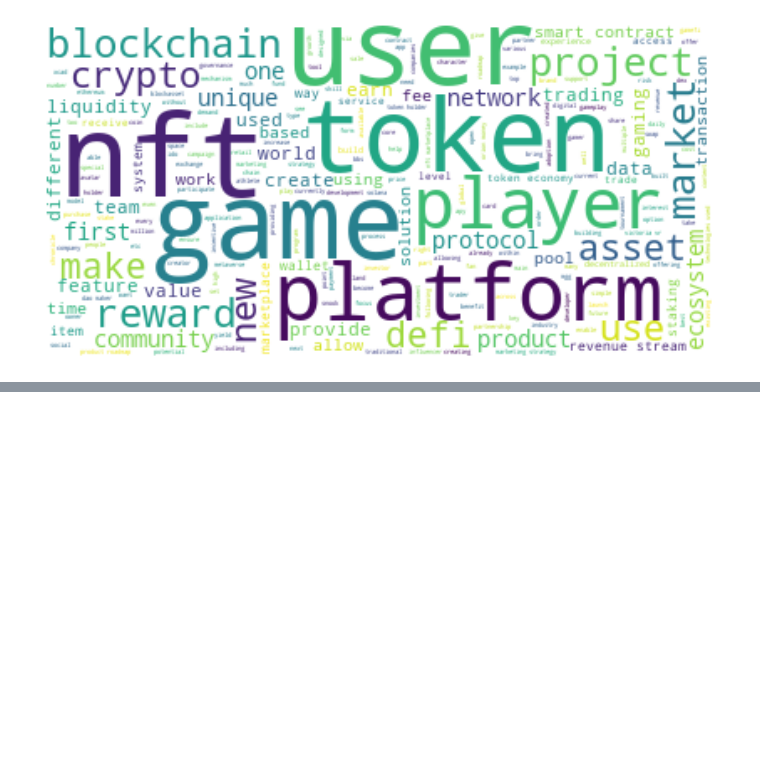
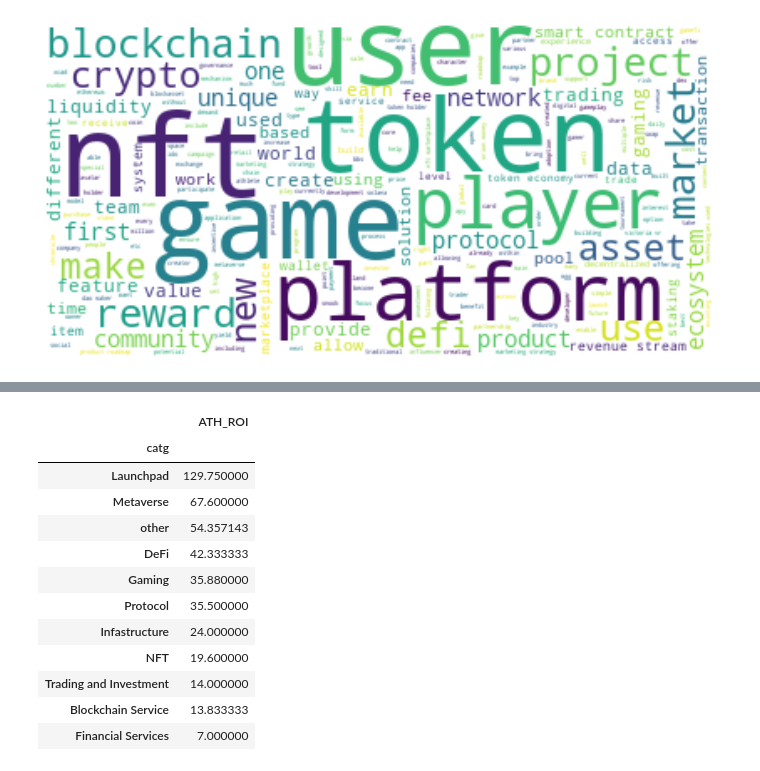
Before and after one commit to patpiet/DAO_Launch_ROI_pred, a Jupyter notebook: Data_eda.ipynb, the cells around one changed output, grey strips where cells are left out. Cells and saved outputs as stored; diff of their text form; code cells hidden in the pictures; blank space fills up the shorter version.

```diff
--- a/Data_eda.ipynb
+++ b/Data_eda.ipynb
@@ -352,0 +353,16 @@ pd.pivot_table(df, index = 'chain', values='ATH_ROI')
+# %%
+pd.pivot_table(df, index='catg', values='ATH_ROI').sort_values('ATH_ROI', ascending=False)
+# %% [output]
+|  | ATH_ROI |
+| catg |  |
+| Launchpad | 129.750000 |
+| Metaverse | 67.600000 |
+| other | 54.357143 |
+| DeFi | 42.333333 |
+| Gaming | 35.880000 |
+| Protocol | 35.500000 |
+| Infastructure | 24.000000 |
+| NFT | 19.600000 |
+| Trading and Investment | 14.000000 |
+| Blockchain Service | 13.833333 |
+| Financial Services | 7.000000 |
```
Also changed, not shown: parts of 3 cells of this notebook, 2 other files.
